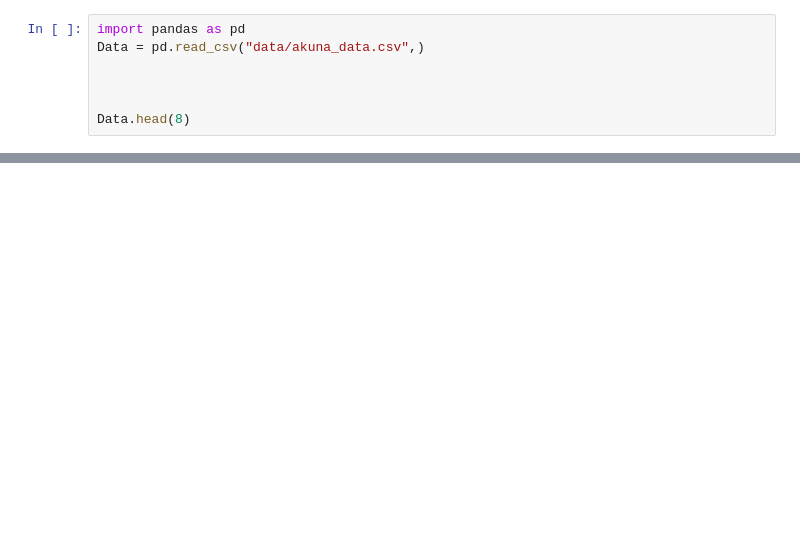
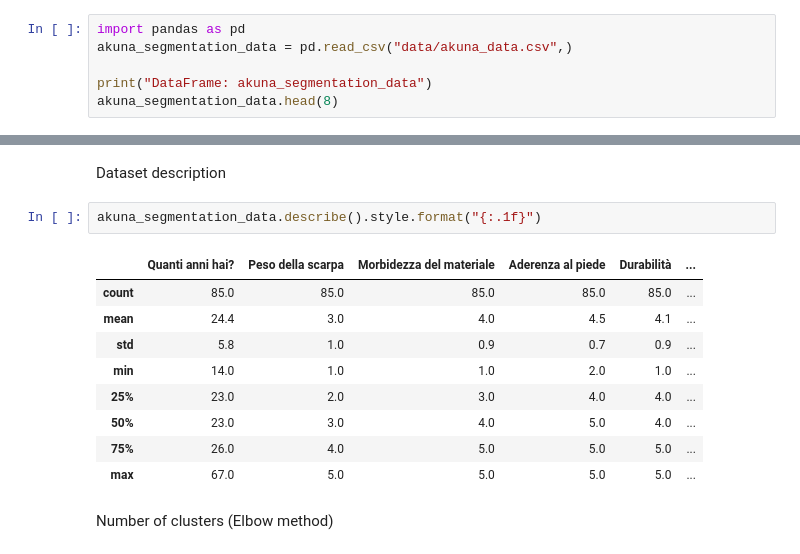
Before and after one commit to FraSeb6/Maketing_analysis, a Jupyter notebook: main.ipynb, the cells around one changed output, grey strips where cells are left out. Cells and saved outputs as stored; diff of their text form; blank space fills up the shorter version.

Commit message:
basic structure segmentation

```diff
--- a/main.ipynb
+++ b/main.ipynb
@@ -1,8 +3,7 @@
 # %%
 import pandas as pd
-Data = pd.read_csv("data/akuna_data.csv",)
+akuna_segmentation_data = pd.read_csv("data/akuna_data.csv",)
 
-
-
-Data.head(8)
+print("DataFrame: akuna_segmentation_data")
+akuna_segmentation_data.head(8)
 # %% [output]
@@ -18,0 +32,16 @@ Data.head(8)
+# %% [markdown]
+Dataset description
+# %%
+akuna_segmentation_data.describe().style.format("{:.1f}")
+# %% [output]
+|  | Quanti anni hai? | Peso della scarpa | Morbidezza del materiale | Aderenza al piede | Durabilità | ... |
+| count | 85.0 | 85.0 | 85.0 | 85.0 | 85.0 | ... |
+| mean | 24.4 | 3.0 | 4.0 | 4.5 | 4.1 | ... |
+| std | 5.8 | 1.0 | 0.9 | 0.7 | 0.9 | ... |
+| min | 14.0 | 1.0 | 1.0 | 2.0 | 1.0 | ... |
+| 25% | 23.0 | 2.0 | 3.0 | 4.0 | 4.0 | ... |
+| 50% | 23.0 | 3.0 | 4.0 | 5.0 | 4.0 | ... |
+| 75% | 26.0 | 4.0 | 5.0 | 5.0 | 5.0 | ... |
+| max | 67.0 | 5.0 | 5.0 | 5.0 | 5.0 | ... |
+# %% [markdown]
+Number of clusters (Elbow method)
```
Also changed, not shown: parts of 5 cells of this notebook.
